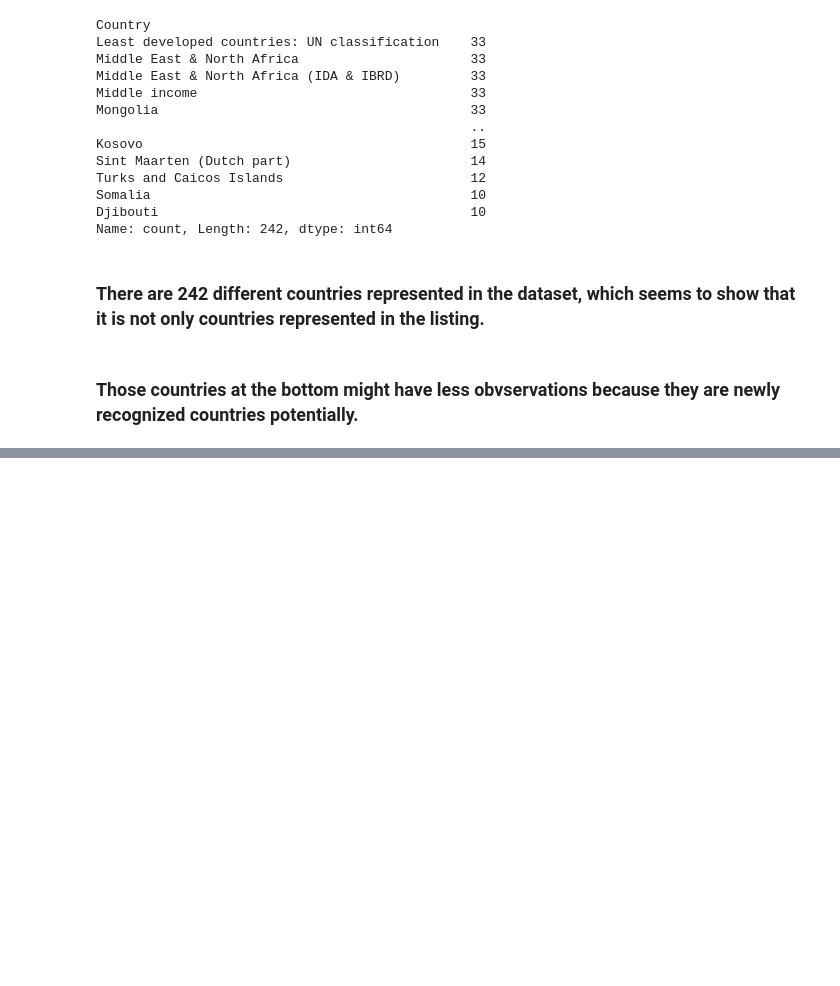
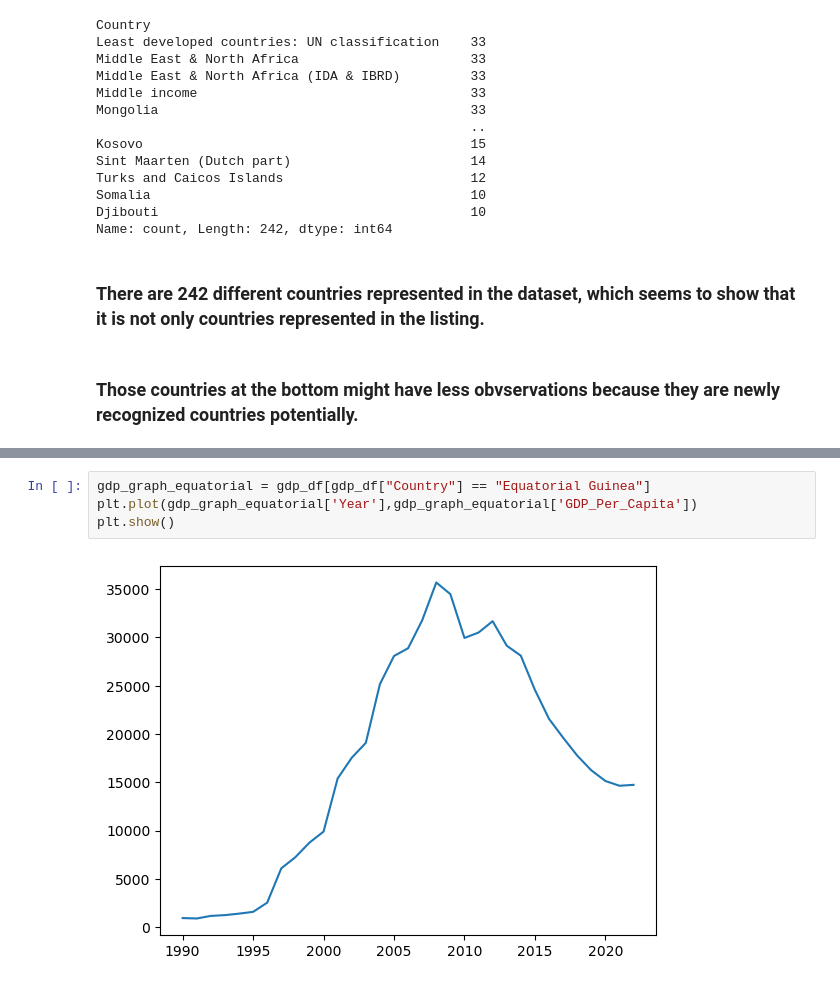
Before and after one commit to nss-data-science-cohort-8/un-exploration-ThomasDavis4757, a Jupyter notebook: Notebooks/UN_Data_Exploration.ipynb, the cells around one changed output, grey strips where cells are left out. Saved outputs shown, nothing was run; the diff lists cells and outputs as text; blank space fills up the shorter version.

```diff
--- a/Notebooks/UN_Data_Exploration.ipynb
+++ b/Notebooks/UN_Data_Exploration.ipynb
@@ -167,0 +362,6 @@ Name: count, Length: 242, dtype: int64
+# %%
+gdp_graph_equatorial = gdp_df[gdp_df["Country"] == "Equatorial Guinea"]
+plt.plot(gdp_graph_equatorial['Year'],gdp_graph_equatorial['GDP_Per_Capita'])
+plt.show()
+# %% [output]
+[figure, added]
```
Also changed, not shown: parts of 43 cells of this notebook.
